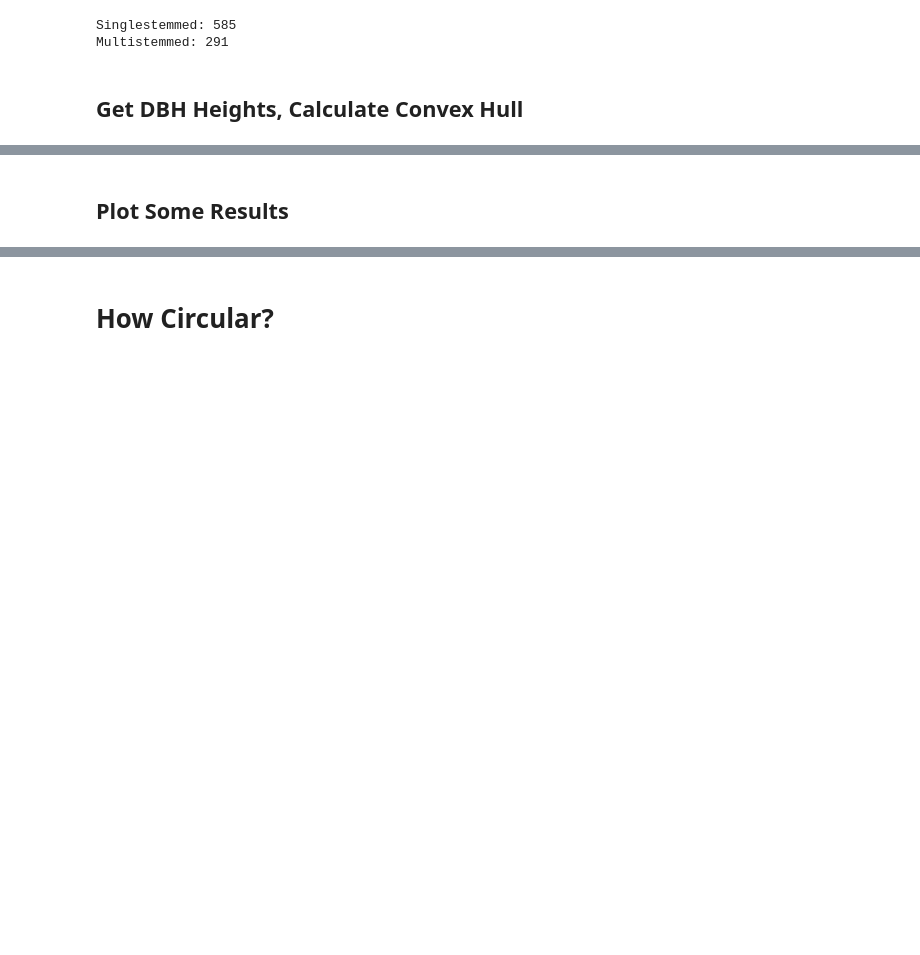
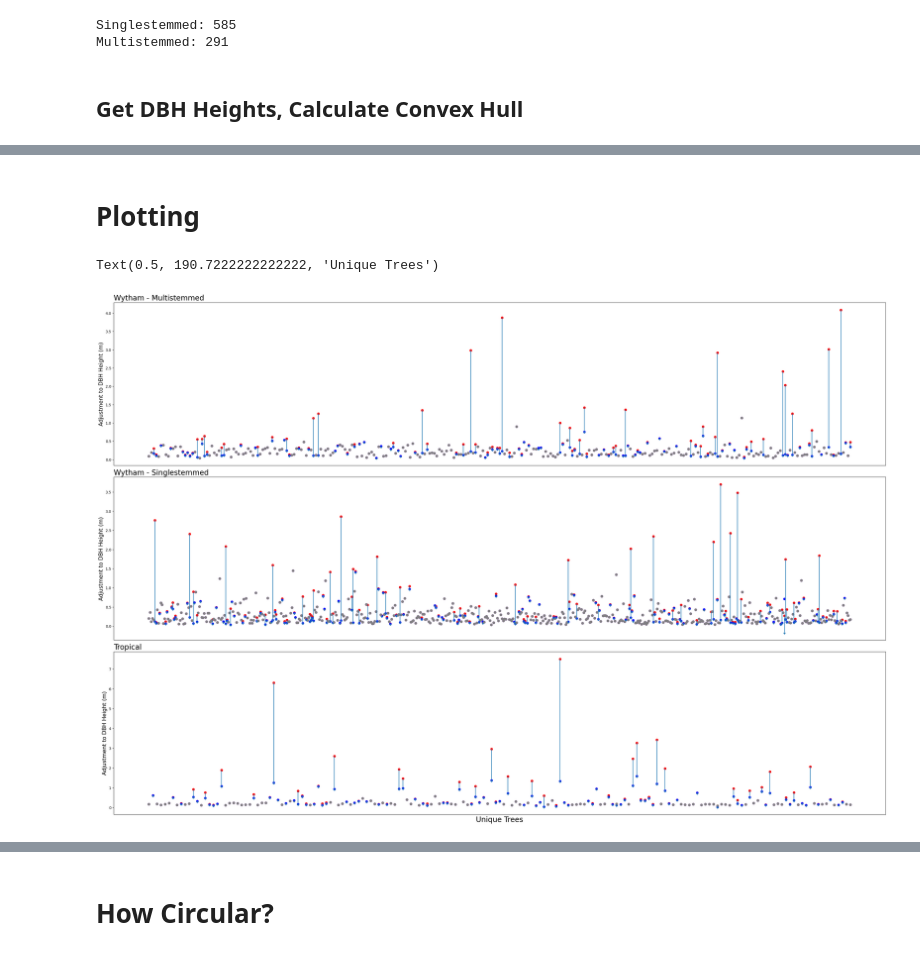
Before and after one commit to sabinenix/CloudDBH, a Jupyter notebook: CloudDBH_2.ipynb, the cells around one changed output, grey strips where cells are left out. Cells and saved outputs as stored; diff of their text form; code cells hidden in the pictures; blank space fills up the shorter version.

Commit message:
Calculating and plotting residuals

```diff
--- a/CloudDBH_2.ipynb
+++ b/CloudDBH_2.ipynb
@@ -832,7 +832,7 @@ def get_tree_data(treelist, ptspath, slope_thresh = 0.1, dbh_thresh = 2, verbose
 
     return hgt_dict, dbh_13_dict, dbh_adj_dict, stems_dict
 # %%
-def write_data_csv(treelist, dict_list, col_names, write_csv=False, o_path=None):
+def write_data_csv(treelist, dict_list, col_names, agg_multi = False, write_csv=False, o_path=None):
     """
     Takes the dictionaries resulting from get_tree_data, creates a combined dataframe and writes to csv
     """
@@ -847,20 +847,22 @@ def write_data_csv(treelist, dict_list, col_names, write_csv=False, o_path=None)
     # merge resulting dataframes into one large dataframe
     merged_df = dfs[0].merge(dfs[1],on='TLS_ID').merge(dfs[2],on='TLS_ID').merge(dfs[3],on='TLS_ID')
 
+    if agg_multi and treelist == multistemmed:
     # if running for multistemmed wytham trees, need to aggregate by row
-    if treelist == multistemmed:
         print('in multistemmed')
         merged_df['StemID'] = merged_df['TLS_ID'].str[-1:] # new column with stem ID
 
         # replace TLS_ID column with only tree ID (no stem ID)
         stem_ID = merged_df['TLS_ID'].str[:-1]
         merged_df['TLS_ID'] = stem_ID
+        print(f'length before agg: {len(merged_df)}')
 
         # aggregate the dataframe by tree ID (summing and averaging other columns as necessary)
-        merged_df.groupby(['TLS_ID'],as_index=False).agg(avg_dbh_hgt = ("dbh_hgt", "mean"),
-                                                                 sum_dbh13 = ("dbh13", "sum"),
-                                                                 sum_dbhadj = ("dbhadj", "sum"),
+        merged_df = merged_df.groupby(['TLS_ID'],as_index=False).agg(dbh_hgt = ("dbh_hgt", "mean"),
+                                                                 dbh13 = ("dbh13", "sum"),
+                                                                 dbhadj = ("dbhadj", "sum"),
                                                                  stems = ("stems", "sum"))
+        print(f'length after agg: {len(merged_df)}')
     # write to csv
     if write_csv: merged_df.to_csv(o_path)
 
@@ -910,17 +923,35 @@ trop_df = merged_dfs[2]
+# %% [markdown]
+# Plotting
 # %%
 # plot the height at which dbh is measured for each tree (note most at 1.3m)
-fig = plt.figure(figsize=(30, 10))
+fig, axs = plt.subplots(3, 1, figsize=(30,20))
+plt.tight_layout()
 
-# create dataset of only the points where the adjusted dbh height was 1.3 to mask these values
-mask13 = trop_treedata[trop_treedata['dbh_hgt'] == 1.3]
+rowind = treeind = 0
 
-plt.scatter(trop_treedata['TLS_ID'], trop_treedata['dbh13'], color='red', label="adjusted dbh")
-plt.scatter(trop_treedata['TLS_ID'], trop_treedata['dbhadj'], color='blue', label="dbh at 1.3m")
-plt.scatter(mask13['TLS_ID'], mask13['dbh13'], color='gray', label="no adjustment") # mask points where adjusted dbh height was 1.3
+for df in merged_dfs:
 
-yerr = abs(trop_treedata['dbhadj'] - trop_treedata['dbh13'])
-plt.errorbar(trop_treedata['TLS_ID'], trop_treedata['dbh13'], yerr, uplims=yerr, ls='none', label="difference (adjusted vs. 1.3m)")
+    # create dataset of only the points where the adjusted dbh height was 1.3 to mask these values
 
-#plt.legend(loc="upper right", fontsize=30)
+    mask13 = df[df['dbh_hgt'] == 1.3]
+
+    axs[rowind].scatter(df['TLS_ID'], df['dbh13'], color='red', label="adjusted dbh")
+    axs[rowind].scatter(df['TLS_ID'], df['dbhadj'], color='blue', label="dbh at 1.3m")
+    axs[rowind].scatter(mask13['TLS_ID'], mask13['dbh13'], color='gray', label="no adjustment") # mask points where adjusted dbh height was 1.3
+    axs[rowind].get_xaxis().set_ticks([])
+    axs[rowind].set_ylabel('Adjustment to DBH Height (m)', fontsize=15)
+
+    yerr = abs(df['dbhadj'] - df['dbh13'])
+    axs[rowind].errorbar(df['TLS_ID'], df['dbh13'], yerr, uplims=yerr, ls='none', label="difference (adjusted vs. 1.3m)")
+
+    #plt.legend(loc="upper right", fontsize=30)
+
+    treeind, colind, rowind = update_inds(treeind, rowind, colind, ncols=1)
+
+axs[0].set_title('Wytham - Multistemmed', loc='left', fontsize=20)
+axs[1].set_title('Wytham - Singlestemmed', loc='left', fontsize=20)
+axs[2].set_title('Tropical', loc='left', fontsize=20)
+axs[2].set_xlabel('Unique Trees', fontsize=20)
+# %% [output]
+Text(0.5, 190.7222222222222, 'Unique Trees')
+[figure, added]
-# %% [markdown]
-## Plot Some Results
```
Also changed, not shown: parts of 10 cells of this notebook.
